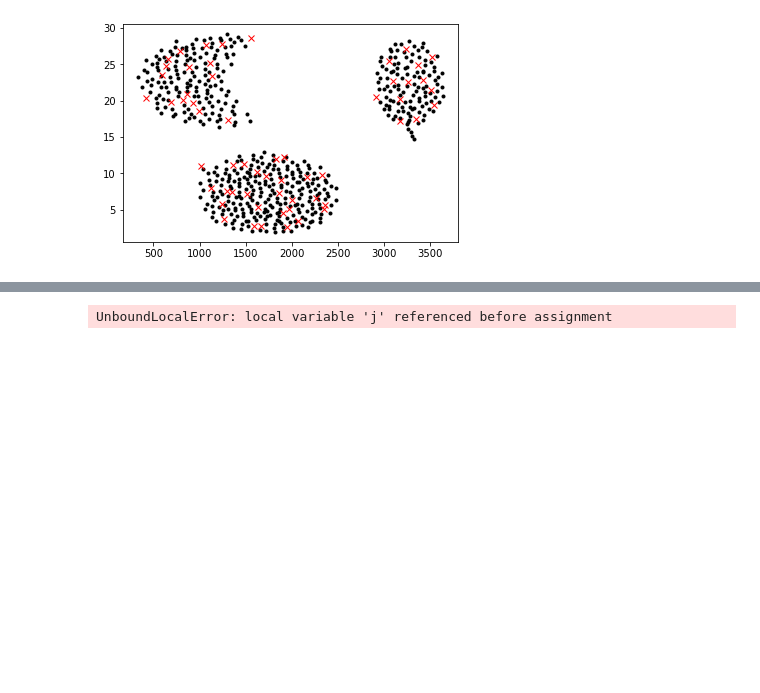
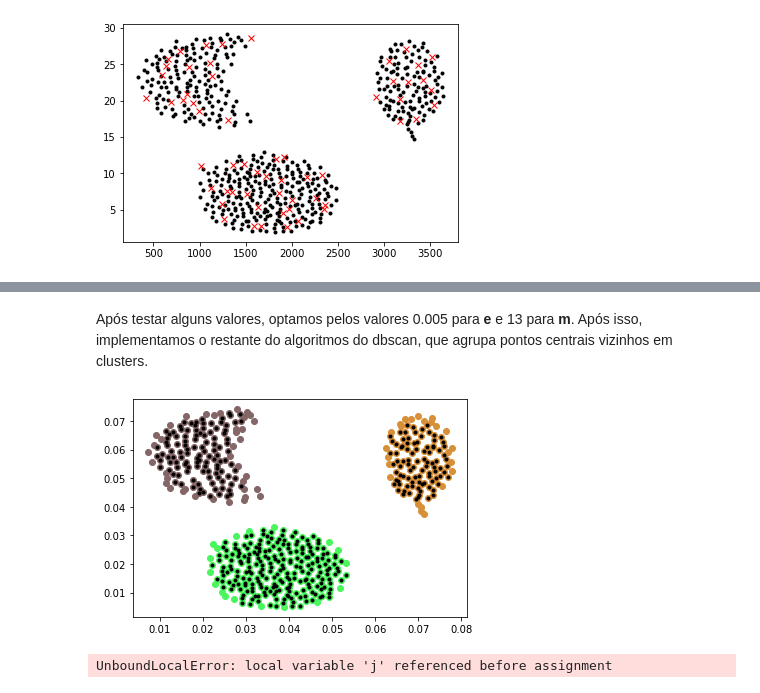
Before and after one commit to natanbcpc/unsupervised-learning, a Jupyter notebook: project1.ipynb, the cells around one changed output, grey strips where cells are left out. Drawn from its saved outputs; the diff is of its cells as text; code cells hidden in the pictures; blank space fills up the shorter version.

Commit message:
DBSCAN implementation

```diff
--- a/project1.ipynb
+++ b/project1.ipynb
@@ -86,3 +135,65 @@ plot.show()
+# %% [markdown]
+Após testar alguns valores, optamos pelos valores 0.005 para **e** e 13 para **m**. Após isso, implementamos o restante do algoritmos do dbscan, que agrupa pontos centrais vizinhos em clusters.
+# %%
+def get_cluster(clusters, core):
+    for i in range(len(clusters)):
+        for c in clusters[i]:
+            if np.array_equal(c, core):
+                return i
+    return None
+
+def add_core_to_cluster(clusters, cores, neighbors, core_index, cluster_index = None):
+    if get_cluster(clusters, cores[core_index]) is not None:
+        return
+
+    if cluster_index is None:
+        clusters.append([cores[core_index]])
+        cluster_index = len(clusters) - 1
+    else:
+        clusters[cluster_index].append(cores[core_index])
+
+    for i in range(neighbors[core_index].size):
+        add_core_to_cluster(clusters, cores, neighbors, neighbors[core_index][i], cluster_index)
+
+def dbscan(array, e, m):
+    cores = get_core_points(array, e, m)
+    distances = spsd.cdist(cores, cores)
+    neighbors = []
+    for i in range(distances.shape[0]):
+        neighbors.append(np.where(distances[i] < e)[0])
+
+    clusters = []
+    for i in range(cores.shape[0]):
+        add_core_to_cluster(clusters, cores, neighbors, i)
+
+    for i in range(len(clusters)):
+        clusters[i] = np.array(clusters[i])
+    return clusters
+
+def get_cluster_data_dbscan(array, cores, e):
+    cluster_distances = []
+    for i in range(len(cores)):
+        distances = spsd.cdist(array, cores[i])
+        cluster_distances.append(np.min(distances, axis=1))
+    cluster_distances = np.array(cluster_distances)
+    clusterization = np.argmin(cluster_distances, axis=0)
+
+    clusters = []
+    for i in range(len(cores)):
+        indices = np.where(clusterization == i)
+        clusters.append(np.take(array, indices, 0))
+    return clusters
+
+cluster_cores = dbscan(new_training, 0.005, 13)
+clusters = get_cluster_data_dbscan(new_training, cluster_cores, 0.005)
+
+for i in range(len(clusters)):
+    color = np.random.rand(3,)
+    plot.plot(clusters[i][0,:,0], clusters[i][0,:,1], 'o', color=color)
+    plot.plot(cluster_cores[i][:,0], cluster_cores[i][:,1], '.', color="black")
+plot.show()
+# %% [output]
+[figure, added]
 # %%
 import json
 
```
Also changed, not shown: parts of 8 cells of this notebook.
